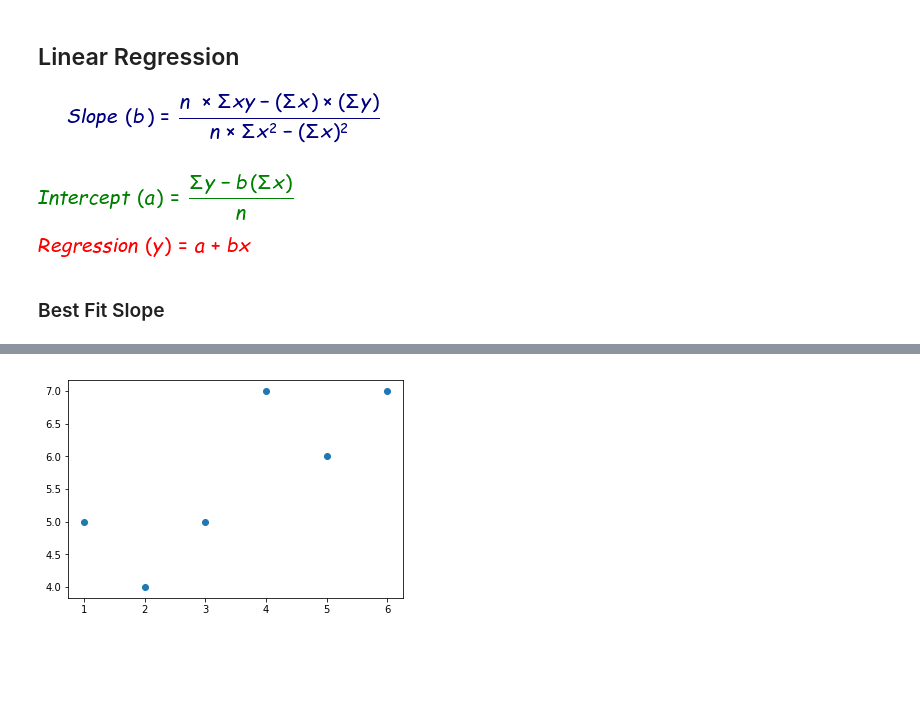
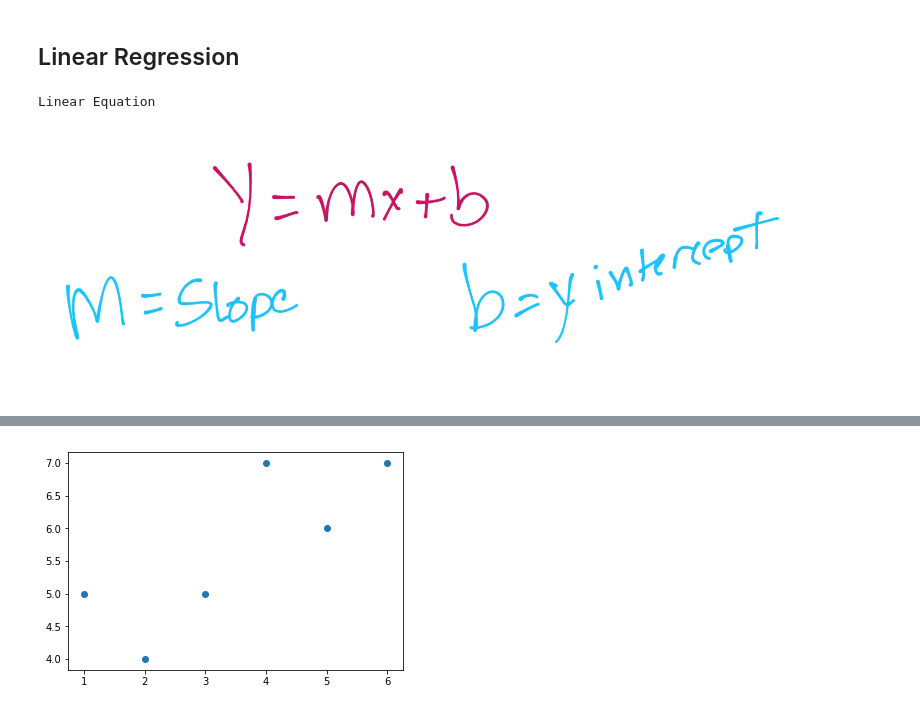
Before and after one commit to ratnadeep007/Machine-Learning-Notebooks, a Jupyter notebook: linear-regression/Linear Regression Scratch.ipynb, the cells around one changed output, grey strips where cells are left out. Saved outputs shown, nothing was run; the diff lists cells and outputs as text; code cells hidden in the pictures; blank space fills up the shorter version.

Commit message:
Added KNN and updated Linear Regression notebooks

```diff
--- a/linear-regression/Linear Regression Scratch.ipynb
+++ b/linear-regression/Linear Regression Scratch.ipynb
@@ -4,8 +4,8 @@
 ## Linear Regression
 # %%
 from IPython.display import Image
-Image(filename='linear-regression-formula.png')
+print("Linear Equation")
+Image(filename='linear_equation.png')
 # %% [output]
+Linear Equation
-[figure, old version]
+[figure, new version]
-# %% [markdown]
-### Best Fit Slope
```
Also changed, not shown: parts of 3 cells of this notebook, 9 other files.
